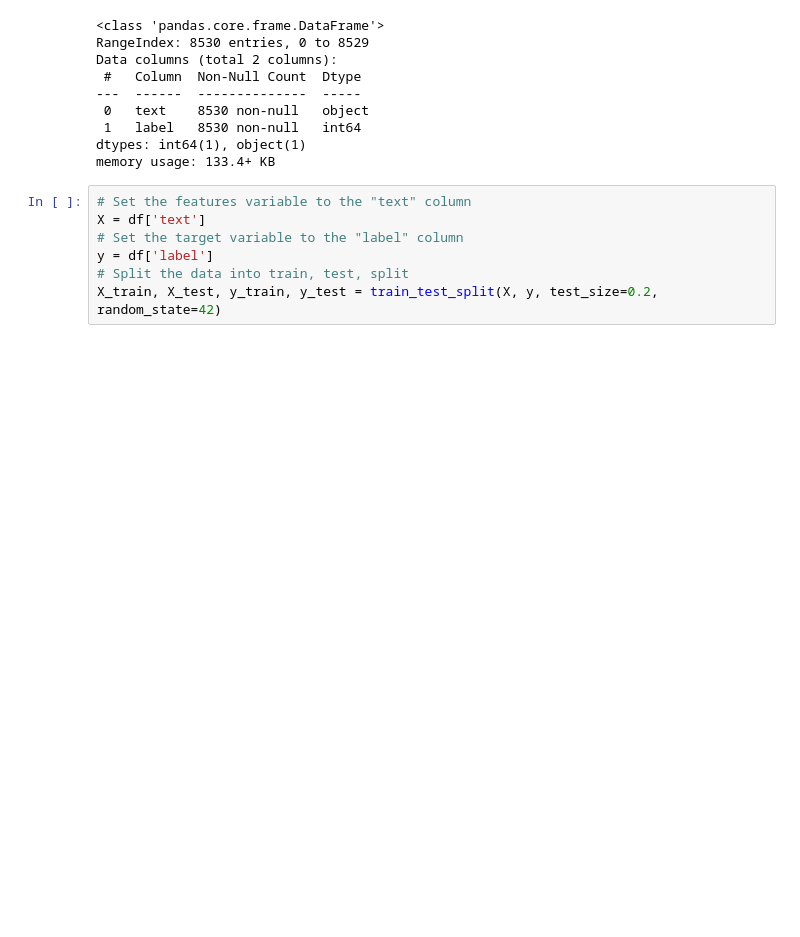
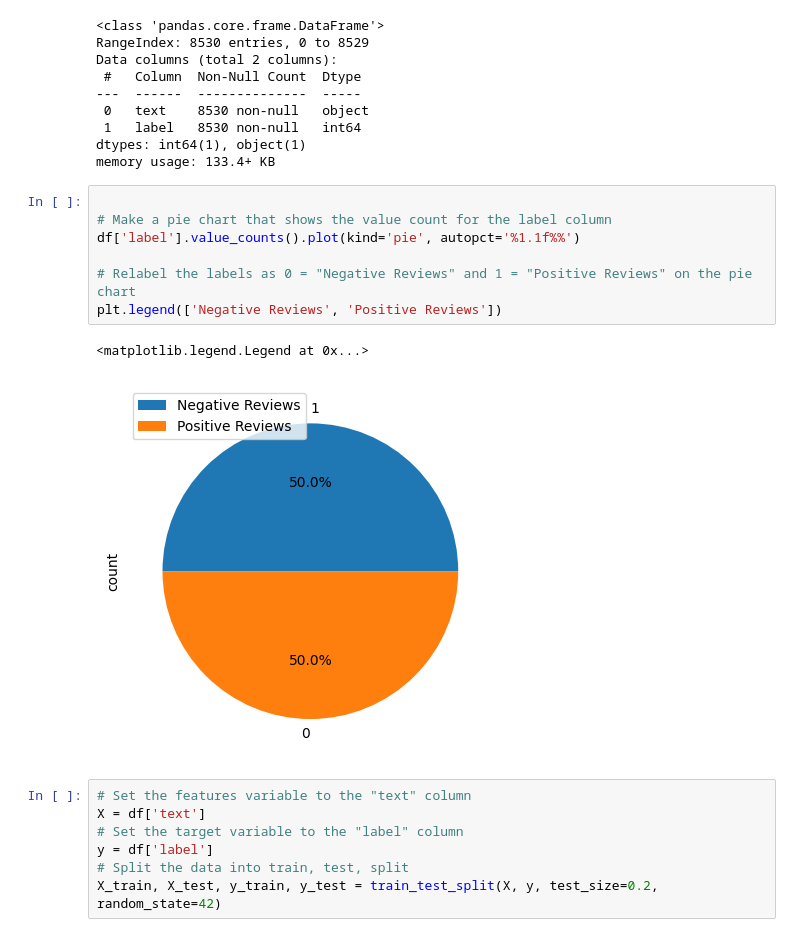
Before and after one commit to junghodavidlee/Project-3, a Jupyter notebook: Project_3.ipynb, the cells around one changed output. Saved outputs shown, nothing was run; the diff lists cells and outputs as text; blank space fills up the shorter version.

```diff
--- a/Project_3.ipynb
+++ b/Project_3.ipynb
@@ -72,6 +81,16 @@ Data columns (total 2 columns):
  1   label   8530 non-null   int64
 dtypes: int64(1), object(1)
 memory usage: 133.4+ KB
+# %%
+
+# Make a pie chart that shows the value count for the label column
+df['label'].value_counts().plot(kind='pie', autopct='%1.1f%%')
+
+# Relabel the labels as 0 = "Negative Reviews" and 1 = "Positive Reviews" on the pie chart
+plt.legend(['Negative Reviews', 'Positive Reviews'])
+# %% [output]
+<matplotlib.legend.Legend at 0x...>
+[figure, added]
 # %%
 # Set the features variable to the "text" column
 X = df['text']
```
Also changed, not shown: parts of 9 cells of this notebook.
